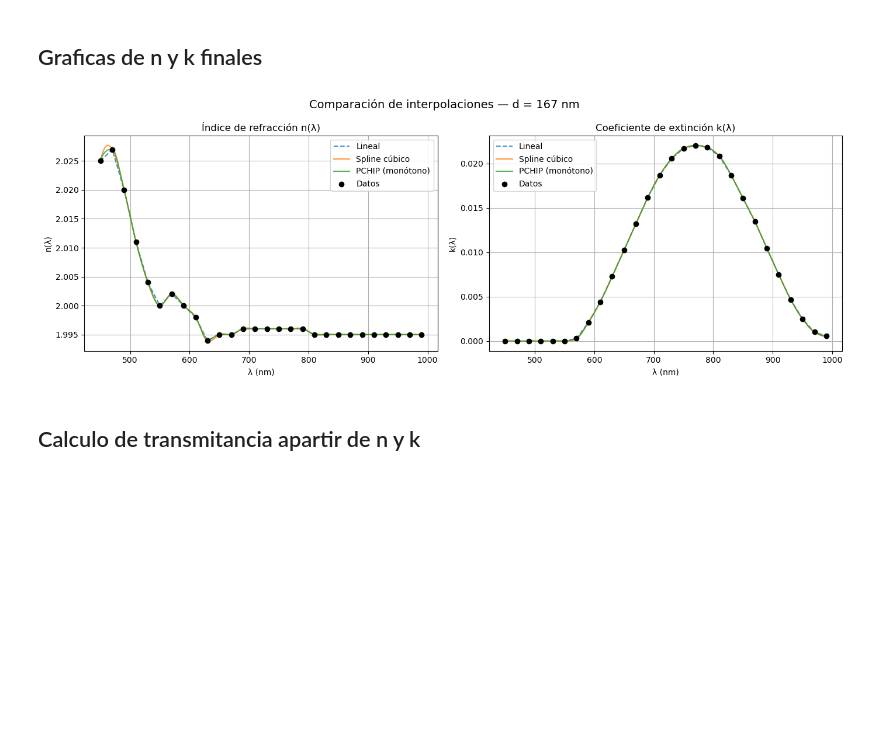
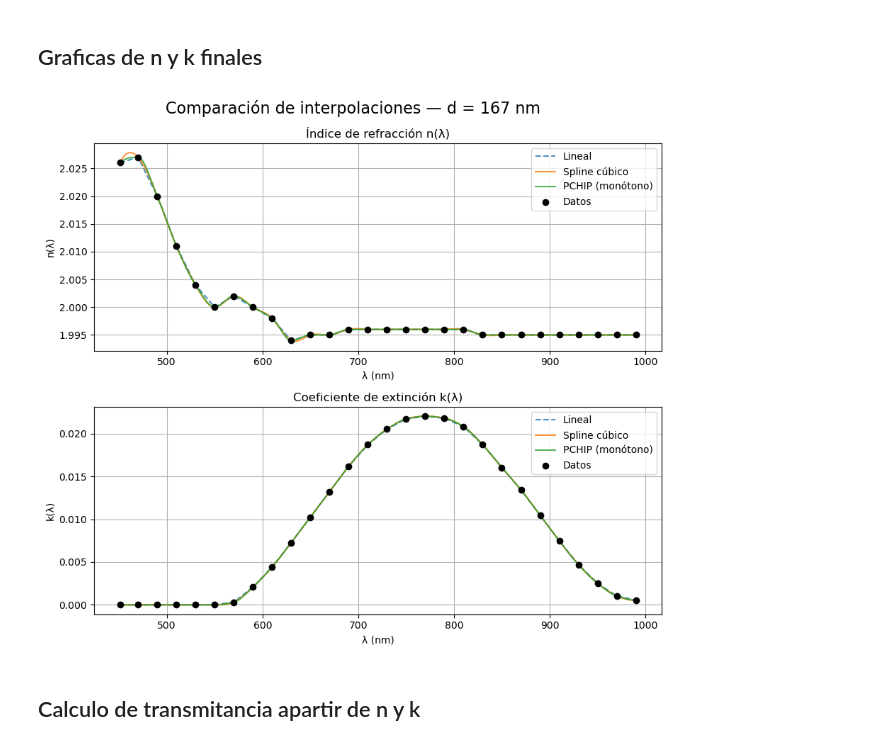
Before and after one commit to Gabo1812/Lab_Avanzado, a Jupyter notebook: Puma_Tutorial.ipynb, the cells around one changed output. Saved outputs shown, nothing was run; the diff lists cells and outputs as text; code cells hidden in the pictures; blank space fills up the shorter version.

```diff
--- a/Puma_Tutorial.ipynb
+++ b/Puma_Tutorial.ipynb
@@ -738,36 +760,36 @@ k_pchip = pchip_k(lam_fine)
 
 # ============================================
 # 4. Figura combinada
 # ============================================
-fig, (ax1, ax2) = plt.subplots(1, 2, figsize=(14, 5))
-fig.suptitle("Comparación de interpolaciones — d = 167 nm", fontsize=14)
+fig, (ax1, ax2) = plt.subplots(2, 1, figsize=(9, 8))
+fig.suptitle("Comparación de interpolaciones — d = 167 nm", fontsize=16)
 
 # --- n(λ) ---
 ax1.plot(lam_fine, n_lin,   '--', label="Lineal",           alpha=0.8)
 ax1.plot(lam_fine, n_cs,          label="Spline cúbico",    alpha=0.8)
 ax1.plot(lam_fine, n_pchip,       label="PCHIP (monótono)", alpha=0.8)
 ax1.scatter(lam, n_vals, color='black', zorder=4, label="Datos")
 ax1.set_xlabel("λ (nm)")
 ax1.set_ylabel("n(λ)")
 ax1.set_title("Índice de refracción n(λ)")
 ax1.legend()
 ax1.grid(True)
 
 # --- k(λ) ---
 ax2.plot(lam_fine, k_lin,   '--', label="Lineal",           alpha=0.8)
 ax2.plot(lam_fine, k_cs,          label="Spline cúbico",    alpha=0.8)
 ax2.plot(lam_fine, k_pchip,       label="PCHIP (monótono)", alpha=0.8)
 ax2.scatter(lam, k_vals, color='black', zorder=4, label="Datos")
 ax2.set_xlabel("λ (nm)")
 ax2.set_ylabel("k(λ)")
 ax2.set_title("Coeficiente de extinción k(λ)")
 ax2.legend()
 ax2.grid(True)
 
 plt.tight_layout()
 plt.show()
 # %% [output]
-[figure, old version]
+[figure, new version]
 # %% [markdown]
 ## Calculo de transmitancia apartir de n y k
 # %%
```
Also changed, not shown: parts of 4 cells of this notebook, 34 other files.
